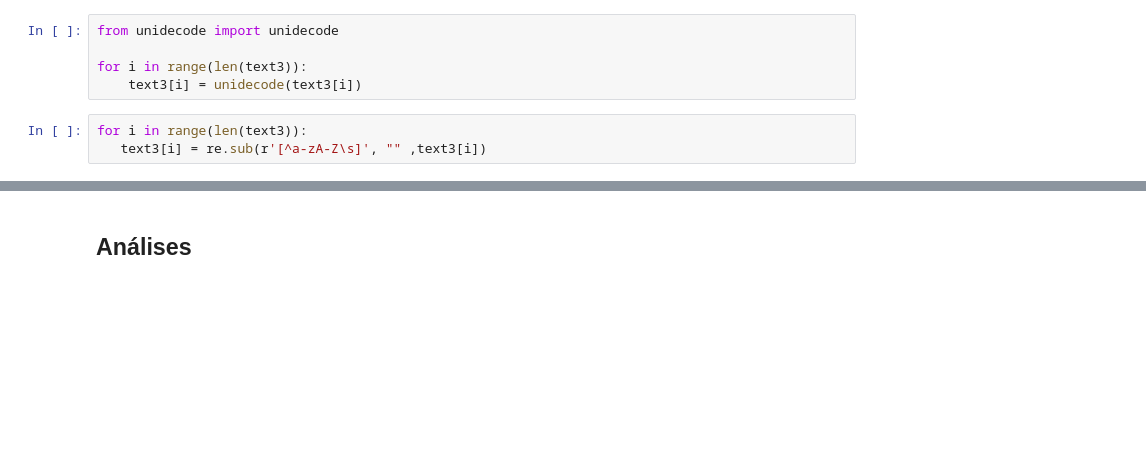
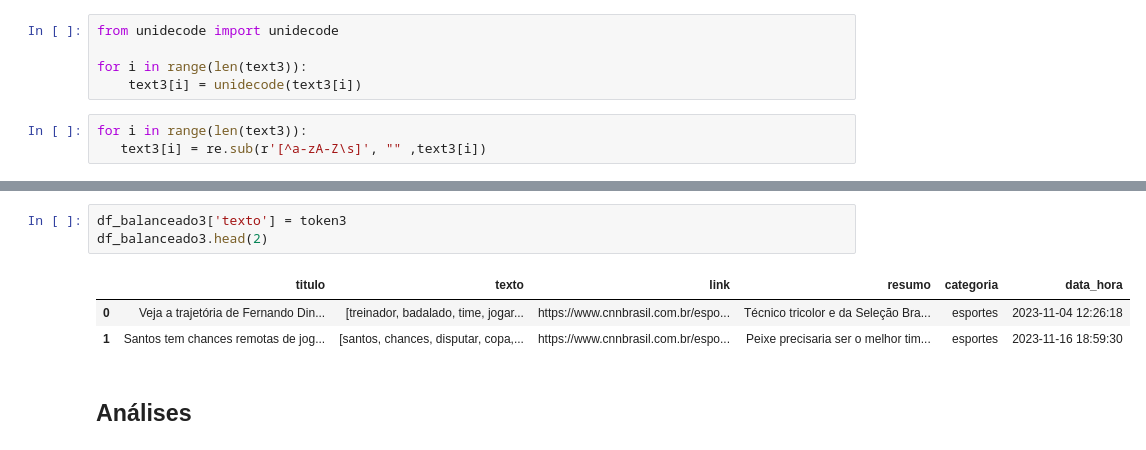
Before and after one commit to BiancaNCoelho/NLP, a Jupyter notebook: T01/Trabalho1.ipynb, the cells around one changed output, grey strips where cells are left out. Saved outputs shown, nothing was run; the diff lists cells and outputs as text; blank space fills up the shorter version.

```diff
--- a/T01/Trabalho1.ipynb
+++ b/T01/Trabalho1.ipynb
@@ -281,3 +303,10 @@ print(tokens3[0])
+# %%
+df_balanceado3['texto'] = token3
+df_balanceado3.head(2)
+# %% [output]
+|  | titulo | texto | link | resumo | categoria | data_hora |
+| 0 | Veja a trajetória de Fernando Din... | [treinador, badalado, time, jogar... | https://www.cnnbrasil.com.br/espo... | Técnico tricolor e da Seleção Bra... | esportes | 2023-11-04 12:26:18 |
+| 1 | Santos tem chances remotas de jog... | [santos, chances, disputar, copa,... | https://www.cnnbrasil.com.br/espo... | Peixe precisaria ser o melhor tim... | esportes | 2023-11-16 18:59:30 |
 # %% [markdown]
 ## Análises
 # %% [markdown]
```
Also changed, not shown: parts of 27 cells of this notebook.
